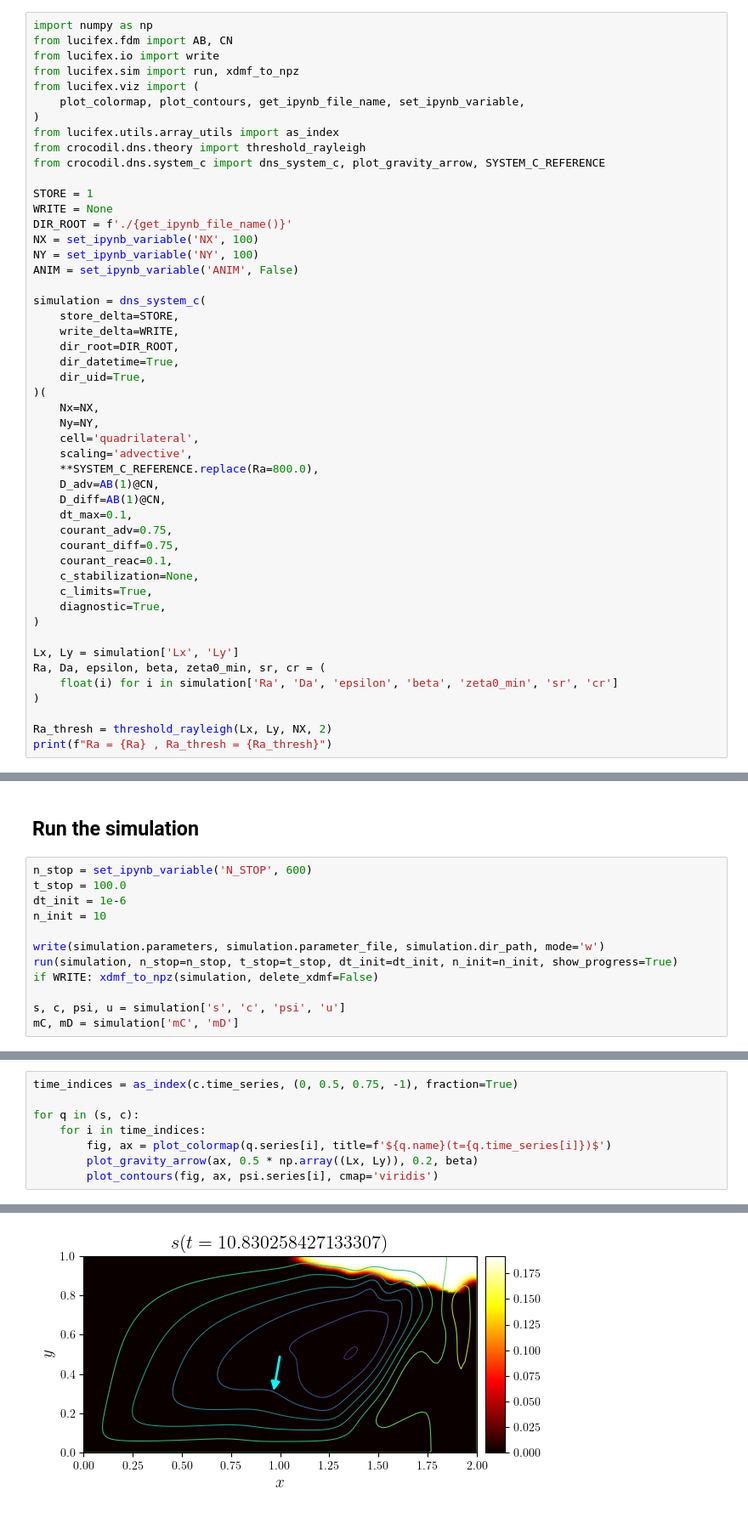
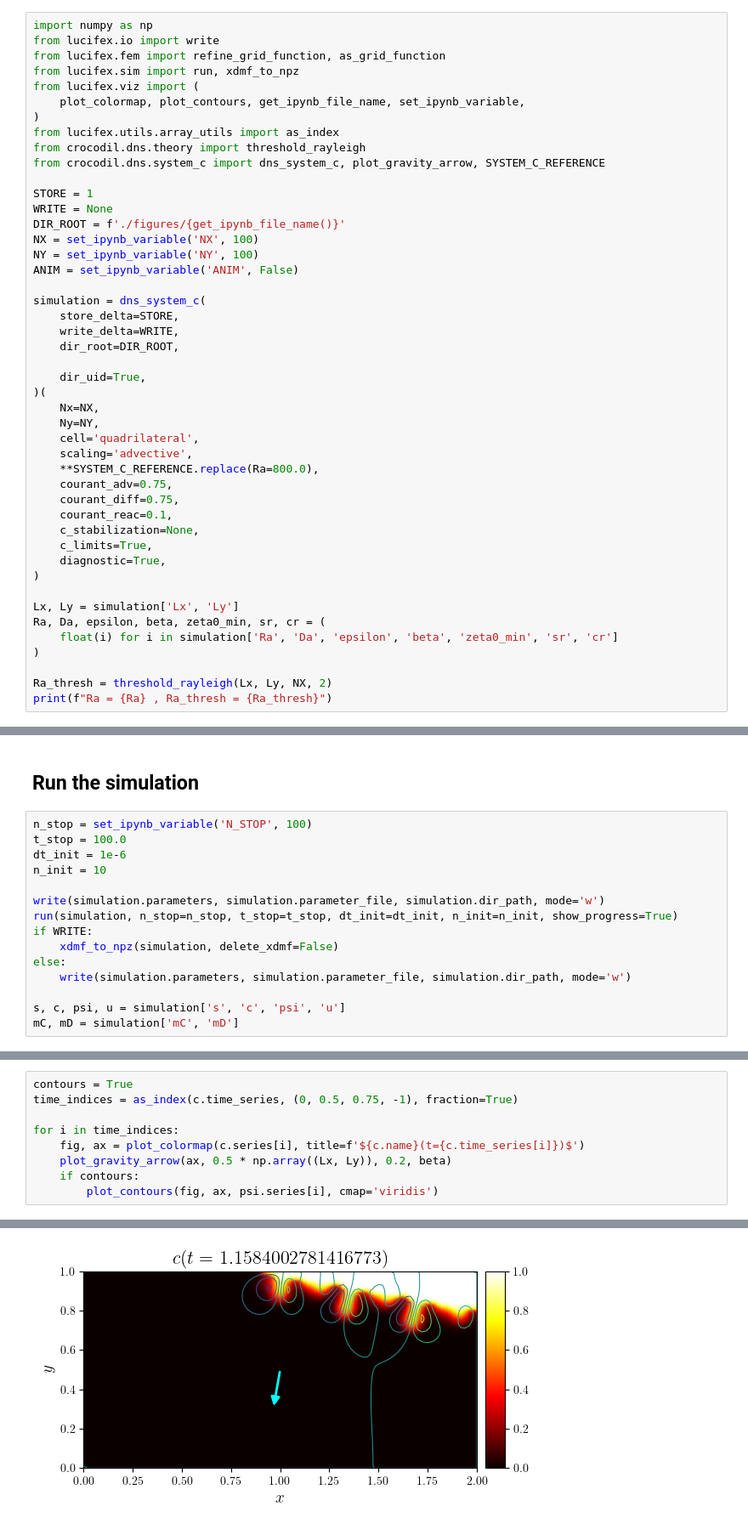
Before and after one commit to george-poole/CRoCoDiL, a Jupyter notebook: demo/system_c/C10_demo.ipynb, the cells around one changed output, grey strips where cells are left out. Shown at 85% size. Saved outputs shown, nothing was run; the diff lists cells and outputs as text.

```diff
--- a/demo/system_c/C10_demo.ipynb
+++ b/demo/system_c/C10_demo.ipynb
@@ -4,8 +4,8 @@
 ## Create the simulation
 # %%
 import numpy as np
-from lucifex.fdm import AB, CN
 from lucifex.io import write
+from lucifex.fem import refine_grid_function, as_grid_function
 from lucifex.sim import run, xdmf_to_npz
 from lucifex.viz import (
     plot_colormap, plot_contours, get_ipynb_file_name, set_ipynb_variable,
@@ -16,7 +16,7 @@ from crocodil.dns.system_c import dns_system_c, plot_gravity_arrow, SYSTEM_C_REF
 
 STORE = 1
 WRITE = None
-DIR_ROOT = f'./{get_ipynb_file_name()}'
+DIR_ROOT = f'./figures/{get_ipynb_file_name()}'
 NX = set_ipynb_variable('NX', 100)
 NY = set_ipynb_variable('NY', 100)
 ANIM = set_ipynb_variable('ANIM', False)
@@ -25,7 +25,7 @@ simulation = dns_system_c(
     store_delta=STORE,
     write_delta=WRITE,
     dir_root=DIR_ROOT,
-    dir_datetime=True,
+
     dir_uid=True,
 )(
     Nx=NX,
@@ -33,9 +33,6 @@ simulation = dns_system_c(
     cell='quadrilateral',
     scaling='advective',
     **SYSTEM_C_REFERENCE.replace(Ra=800.0),
-    D_adv=AB(1)@CN,
-    D_diff=AB(1)@CN,
-    dt_max=0.1,
     courant_adv=0.75,
     courant_diff=0.75,
     courant_reac=0.1,
@@ -56,14 +53,17 @@ Ra = 800.0 , Ra_thresh = 2250.0
 # %% [markdown]
 ## Run the simulation
 # %%
-n_stop = set_ipynb_variable('N_STOP', 600)
+n_stop = set_ipynb_variable('N_STOP', 100)
 t_stop = 100.0
 dt_init = 1e-6
 n_init = 10
 
 write(simulation.parameters, simulation.parameter_file, simulation.dir_path, mode='w')
 run(simulation, n_stop=n_stop, t_stop=t_stop, dt_init=dt_init, n_init=n_init, show_progress=True)
-if WRITE: xdmf_to_npz(simulation, delete_xdmf=False)
+if WRITE:
+    xdmf_to_npz(simulation, delete_xdmf=False)
+else:
+    write(simulation.parameters, simulation.parameter_file, simulation.dir_path, mode='w')
 
 s, c, psi, u = simulation['s', 'c', 'psi', 'u']
 mC, mD = simulation['mC', 'mD']
@@ -72,9 +74,10 @@ mC, mD = simulation['mC', 'mD']
 # %%
+contours = True
 time_indices = as_index(c.time_series, (0, 0.5, 0.75, -1), fraction=True)
 
-for q in (s, c):
-    for i in time_indices:
-        fig, ax = plot_colormap(q.series[i], title=f'${q.name}(t={q.time_series[i]})$')
-        plot_gravity_arrow(ax, 0.5 * np.array((Lx, Ly)), 0.2, beta)
+for i in time_indices:
+    fig, ax = plot_colormap(c.series[i], title=f'${c.name}(t={c.time_series[i]})$')
+    plot_gravity_arrow(ax, 0.5 * np.array((Lx, Ly)), 0.2, beta)
+    if contours:
         plot_contours(fig, ax, psi.series[i], cmap='viridis')
 # %% [output]
@@ -84 +87 @@ for q in (s, c):
-[figure, old version]
+[figure, new version]
```
Also changed, not shown: parts of 5 cells of this notebook, 37 other files.
